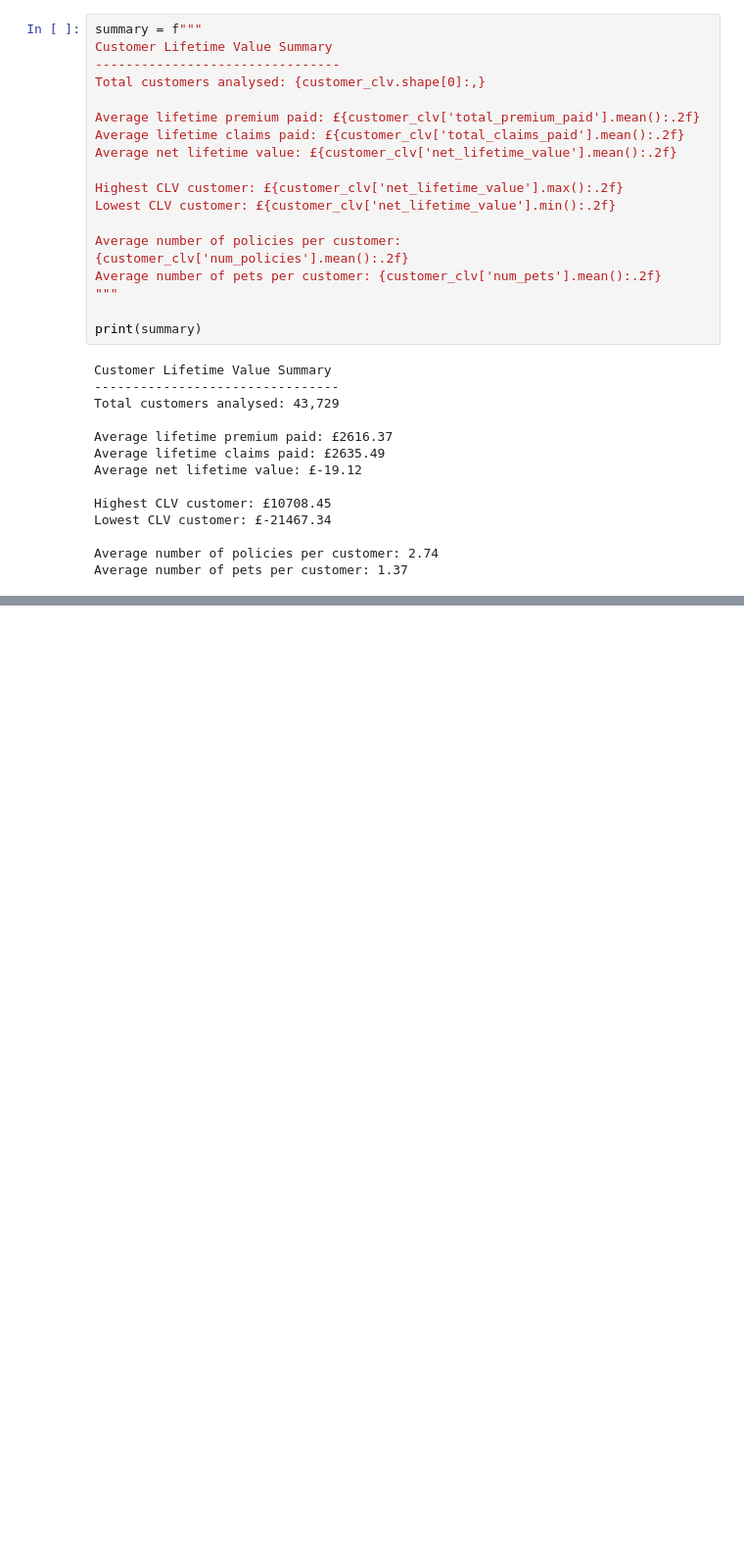
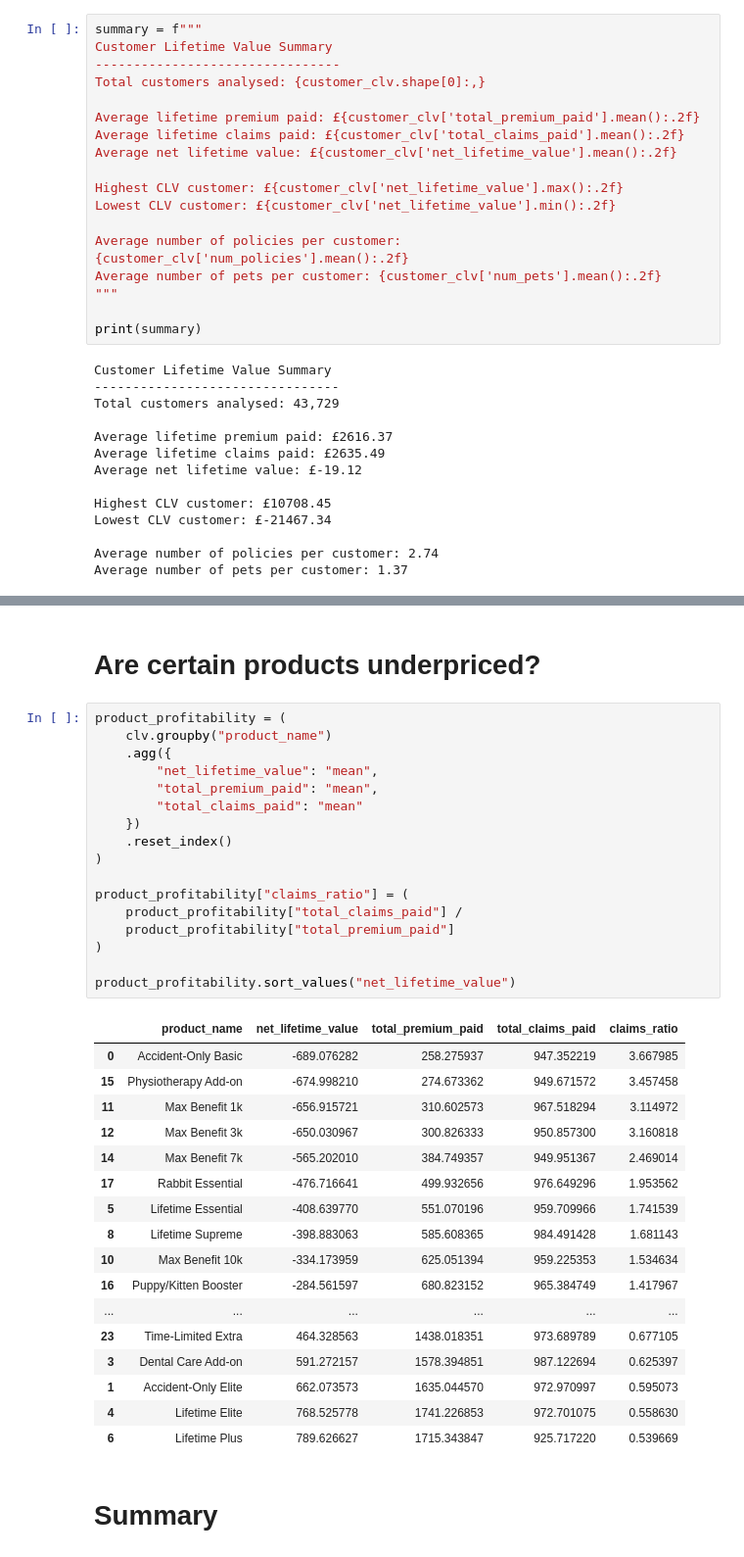
Before and after one commit to lee-grover-92/Professional-Portfolio, a Jupyter notebook: Pet Insurance Analytics Project/notebooks/customer_lifetime_value.ipynb, the cells around one changed output, grey strips where cells are left out. Shown at 98% size. Cells and saved outputs as stored; diff of their text form; blank space fills up the shorter version.

```diff
--- a/Pet Insurance Analytics Project/notebooks/customer_lifetime_value.ipynb
+++ b/Pet Insurance Analytics Project/notebooks/customer_lifetime_value.ipynb
@@ -133,0 +232,39 @@ Average number of pets per customer: 1.37
+# %% [markdown]
+# Are certain products underpriced?
+# %%
+product_profitability = (
+    clv.groupby("product_name")
+    .agg({
+        "net_lifetime_value": "mean",
+        "total_premium_paid": "mean",
+        "total_claims_paid": "mean"
+    })
+    .reset_index()
+)
+
+product_profitability["claims_ratio"] = (
+    product_profitability["total_claims_paid"] /
+    product_profitability["total_premium_paid"]
+)
+
+product_profitability.sort_values("net_lifetime_value")
+# %% [output]
+|  | product_name | net_lifetime_value | total_premium_paid | total_claims_paid | claims_ratio |
+| 0 | Accident-Only Basic | -689.076282 | 258.275937 | 947.352219 | 3.667985 |
+| 15 | Physiotherapy Add-on | -674.998210 | 274.673362 | 949.671572 | 3.457458 |
+| 11 | Max Benefit 1k | -656.915721 | 310.602573 | 967.518294 | 3.114972 |
+| 12 | Max Benefit 3k | -650.030967 | 300.826333 | 950.857300 | 3.160818 |
+| 14 | Max Benefit 7k | -565.202010 | 384.749357 | 949.951367 | 2.469014 |
+| 17 | Rabbit Essential | -476.716641 | 499.932656 | 976.649296 | 1.953562 |
+| 5 | Lifetime Essential | -408.639770 | 551.070196 | 959.709966 | 1.741539 |
+| 8 | Lifetime Supreme | -398.883063 | 585.608365 | 984.491428 | 1.681143 |
+| 10 | Max Benefit 10k | -334.173959 | 625.051394 | 959.225353 | 1.534634 |
+| 16 | Puppy/Kitten Booster | -284.561597 | 680.823152 | 965.384749 | 1.417967 |
+| ... | ... | ... | ... | ... | ... |
+| 23 | Time-Limited Extra | 464.328563 | 1438.018351 | 973.689789 | 0.677105 |
+| 3 | Dental Care Add-on | 591.272157 | 1578.394851 | 987.122694 | 0.625397 |
+| 1 | Accident-Only Elite | 662.073573 | 1635.044570 | 972.970997 | 0.595073 |
+| 4 | Lifetime Elite | 768.525778 | 1741.226853 | 972.701075 | 0.558630 |
+| 6 | Lifetime Plus | 789.626627 | 1715.343847 | 925.717220 | 0.539669 |
+# %% [markdown]
+# Summary
```
Also changed, not shown: parts of 16 cells of this notebook, 2 other files.
